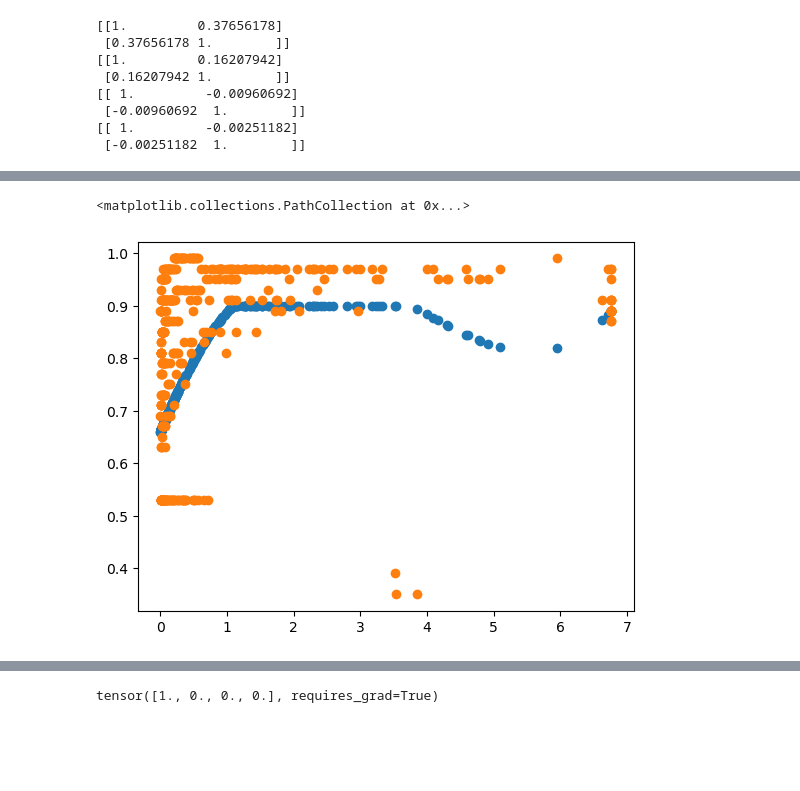
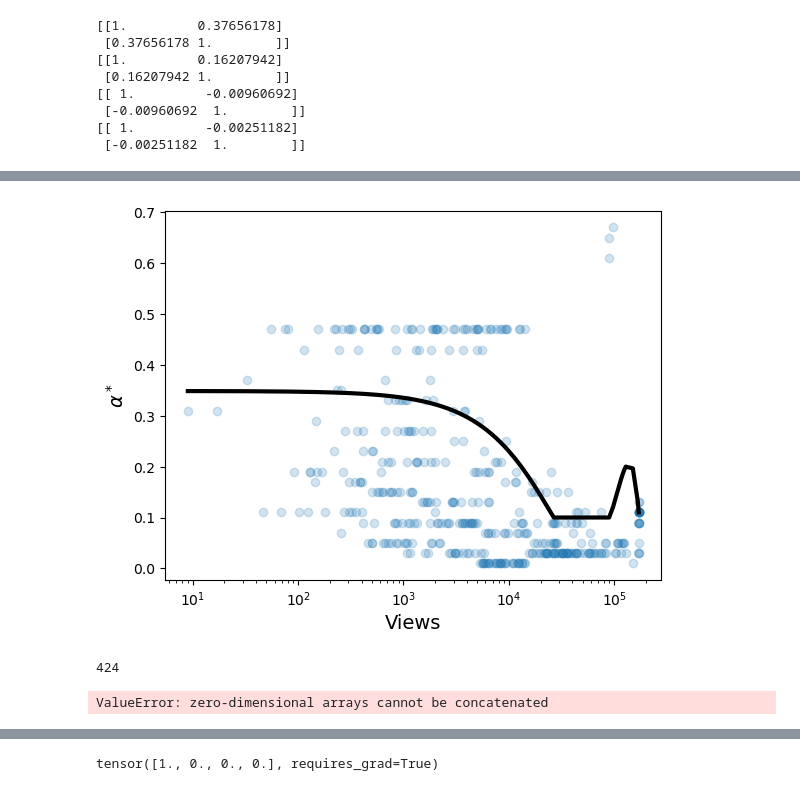
Before and after one commit to jjcherian/conformal-safety, a Jupyter notebook: notebooks/factscore_experiment.ipynb, the cells around one changed output, grey strips where cells are left out. Cells and saved outputs as stored; diff of their text form; code cells hidden in the pictures; blank space fills up the shorter version.

```diff
--- a/notebooks/factscore_experiment.ipynb
+++ b/notebooks/factscore_experiment.ipynb
@@ -116,11 +118,18 @@ names_to_keep = [p.split('about')[-1].strip()[:-1] for p in prompts_to_keep]
 metadata = metadata.set_index("Name")
 metadata = metadata.loc[names_to_keep].reset_index()
 
+metadata.loc[663, "count_bins"] = "Very Rare"
+metadata.loc[663, "Views"] = 0
+
+bins = [0, 100, 1000, 10000, 100000, np.inf]
+names = ['Very Rare', 'Rare', 'Medium', 'Frequent', 'Very Frequent']
+
+metadata['count_bins'] = pd.cut(metadata['Views'], bins, labels=names)
+
 frequencies_arr = [frequencies[p] for p in prompts_to_keep]
 selfevals_arr = [selfevals[p] for p in prompts_to_keep]
 annotations_arr = [np.asarray([af["is_supported"] for af in dat["atomic_facts"]]) for dat in dataset]
 
-
 print(len(frequencies_arr), len(selfevals_arr), len(metadata), len(dataset), len(annotations_arr))
 # %% [output]
 8474 8474 8474 8474 8474
@@ -374,7 +403,7 @@ dataset = (frequencies_arr, annotations_arr)
 data_alpha, data_conf, ind_alpha, ind_conf = split_dataset(dataset, rng, train_frac=0.1)
 metadata_alpha = metadata.iloc[ind_alpha].reset_index(drop=True)
 z_ones = np.ones((len(ind_alpha), 1))
-views = metadata_alpha["max_counts"].to_numpy()
+views = metadata_alpha["Views"].to_numpy()
 views += 1
 z_views = views.clip(0, np.quantile(views, 0.95)).reshape(-1,1)
 z_views = z_views / np.mean(z_views)
@@ -417,20 +446,35 @@ max_quantiles = quantile_grid[first_violating_indices]
 # %%
 condconf_alpha = CondConf(score_fn = lambda x, y: y, Phi_fn = phi_alpha)
 condconf_alpha.setup_problem(z_test, max_quantiles)
 _, primals = condconf_alpha._get_calibration_solution(quantile=0.25)
 
 quantile_fn = lambda x: np.clip(phi_alpha(x) @ primals, a_min=0.01, a_max=0.9)
-plt.scatter(phi_alpha(z_test)[:,1], quantile_fn(z_test))
-plt.scatter(phi_alpha(z_test)[:,1], max_quantiles)
+views_to_plot = phi_alpha(z_test)[:,1] * np.mean(views.clip(0, np.quantile(views, 0.95)).reshape(-1,1))
+
+sorted_ind = np.argsort(views_to_plot)
+
+plt.plot(views_to_plot[sorted_ind],1 - quantile_fn(z_test)[sorted_ind], color='black', linewidth=3)
+plt.scatter(views_to_plot,1 -  max_quantiles, alpha=0.2)
+plt.xscale("log")
+plt.xlabel("Views", fontsize=14)
+plt.ylabel(r"$\alpha^*$", fontsize=14)
+plt.savefig("figures/factscore_alpha_est.pdf")
 # %% [output]
-<matplotlib.collections.PathCollection at 0x...>
-[figure, old version]
+[figure, new version]
+# %%
+len(z_test)
+# %% [output]
+424
 # %%
 seed = 1
-nominal = []
-realized = []
-percents = []
-zs = []
+k = 3
+# nominal = []
+# realized = []
+# percents = []
+# zs = []
+
+realized_b = []
+percents_b = []
 
 metadata_conf = metadata.iloc[ind_conf].reset_index(drop=True)
 views = metadata_conf["max_counts"].to_numpy()
@@ -454,20 +498,41 @@ for seed in tqdm(range(2000)):
     condconf = CondConf(score_fn = score_fn, Phi_fn = phi_fn, quantile_fn = quantile_fn)
     condconf.setup_problem(z_calib, scores_calib)
 
+    condconf_b = CondConf(score_fn = score_fn, Phi_fn = lambda x : np.ones((len(x), 1)))
+    condconf_b.setup_problem(z_calib, scores_calib)
+
     x_test, y_test = data_test
     scores_test = score_func(*data_test, method=k)
     percs = []
+    percs_b = []
     thresholds = []
+    thresholds_b = []
     for x_t, z_t, s_t in zip(x_test, z_test, scores_test):
-        threshold = condconf.predict(quantile=None, x_test=z_t.reshape(1,-1), score_inv_fn = lambda c, x: c, randomize=False)
-        percs.append(get_retained_claims([x_t], threshold)[0])
-        thresholds.append(threshold)
-    realized.append([s <= t for s, t in zip(scores_test, thresholds)])
-    percents.extend(percs)
-    zs.append(z_test)
-    nominal.append(condconf.quantile_fn(z_test))
-realized = np.concatenate(realized).flatten()
+        # try:
+        #     threshold = condconf.predict(quantile=None, x_test=z_t.reshape(1,-1), score_inv_fn = lambda c, x: c, randomize=True)
+        # except:
+        #     threshold = [np.inf]
+        try:
+            threshold_b = condconf_b.predict(quantile=0.9, x_test=z_t.reshape(1,-1), score_inv_fn = lambda c, x: c, randomize=True)
+        except:
+            threshold_b = [np.inf]
+        # percs.append(get_retained_claims([x_t], threshold)[0])
+        # thresholds.append(threshold)
+        percs_b.append(get_retained_claims([x_t], threshold_b)[0])
+        thresholds_b.append(threshold_b)
+    # realized.append([s <= t for s, t in zip(scores_test, thresholds)])
+    # percents.extend(percs_baseline)
+    realized_b.append([s <= t for s, t in zip(scores_test, thresholds_b)])
+    percents_b.extend(percs_b)
+
+    # zs.append(z_test)
+    # nominal.append(condconf.quantile_fn(z_test))
+# realized = np.concatenate(realized).flatten()
+realized_b = np.concatenate(realized_b).flatten()
+
 nominal = np.concatenate(nominal).flatten()
+# %% [output]
+ValueError: zero-dimensional arrays cannot be concatenated
 # %%
 realized_avg = []
 nominal_avg = []
```
Also changed, not shown: parts of 14 cells of this notebook, 25 other files.
